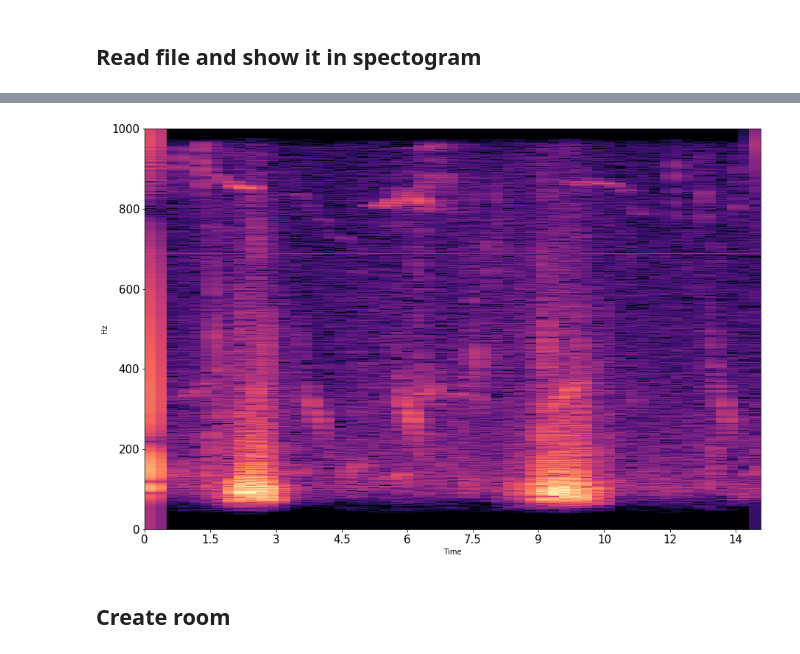
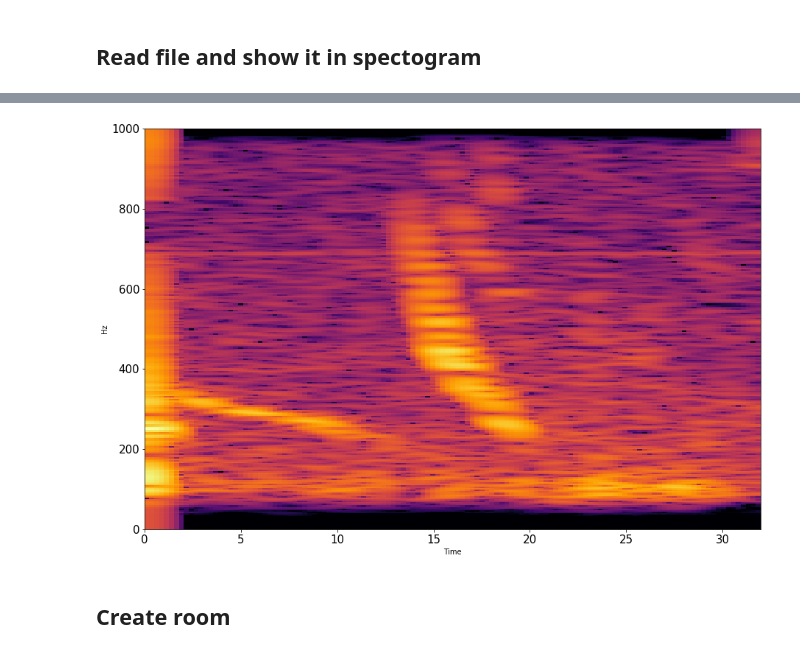
Before and after one commit to mosheman5/deep_voice, a Jupyter notebook: DOA_evaluation/pyroomdoa.ipynb, the cells around one changed output, grey strips where cells are left out. Drawn from its saved outputs; the diff is of its cells as text; code cells hidden in the pictures.

```diff
--- a/DOA_evaluation/pyroomdoa.ipynb
+++ b/DOA_evaluation/pyroomdoa.ipynb
@@ -53,0 +53,8 @@ data, fs = soundfile.read('./deep_voice/recordings/180910_142834.wav', start=231
+# %%
+def read_sound(file_name, time=[231, 245], channel = 0):
+    data, fs = soundfile.read(file_name, stop=10)
+    data, fs = soundfile.read(file_name, start=time[0]*fs, stop=time[1]*fs)
+
+    data = data[:,0]
+
+    return data, fs
@@ -54,3 +65,5 @@ data, fs = soundfile.read('./deep_voice/recordings/180910_142834.wav', start=231
+# %%
+data, fs = read_sound(file_name, time=[60, 245])
 # %%
 data.shape
 # %% [output]
@@ -60,29 +71,28 @@ data = data[:,0]
 # %%
-fmin=100
-fmax = 2000
-Gain = 25
+def spect(data, fs, fmin=100, fmax = 1000, nfft_ratio=2, overlap_ratio=16, Gain = 35, figsize=(15, 10)):
 
-# Simple API
-ratio = fmax/(fs)
-nfft=int(4096/2)
-new_fs = int(fs*ratio)
-converter = 'sinc_best'  # or 'sinc_fastest', ...
-output_data_simple = samplerate.resample(data, ratio, converter)
 
-sos = signal.butter(10, fmin, 'hp', fs=new_fs, output='sos')
-output_data_simple = signal.sosfilt(sos, output_data_simple)
+    # Simple API
+    ratio = fmax*2./(fs)
+    nfft=int(1024./nfft_ratio)
+    new_fs = int(fs*ratio)
+    converter = 'sinc_best'  # or 'sinc_fastest', ...
+    output_data_simple = samplerate.resample(data, ratio, converter)
 
-X = librosa.stft(output_data_simple, n_fft=nfft, hop_length=int(nfft/4.))
+    sos = signal.butter(10, fmin, 'hp', fs=new_fs, output='sos')
+    output_data_simple = signal.sosfilt(sos, output_data_simple)
 
-Xdb = librosa.amplitude_to_db(abs(X))
-plt.figure(figsize=(15, 10))
-librosa.display.specshow(Xdb, sr=new_fs, x_axis='time', y_axis='hz', fmin=0, fmax=1000)
+    X = librosa.stft(output_data_simple, n_fft=nfft, hop_length=int(nfft/(overlap_ratio*1.)))
 
-# ipd.Audio(output_data_simple, rate=new_fs)
+    Xdb = librosa.amplitude_to_db(abs(X))
+    plt.figure(figsize=figsize)
+    librosa.display.specshow(Xdb, sr=new_fs, x_axis='time', y_axis='hz', fmin=0, fmax=fmax, cmap='inferno')
 
-soundfile.write('test.wav', 10**(Gain/20.)*output_data_simple,samplerate=new_fs)
-# playsound('test.wav')
+
+    soundfile.write('test.wav', 10**(Gain/20.)*output_data_simple,samplerate=new_fs)
-# %% [output]
-[figure, removed]
+# %%
+spect(data, fs)
+# %% [output]
+[figure, added]
 # %% [markdown]
 ## Create room
```
Also changed, not shown: parts of 29 cells of this notebook, 1 other file.
